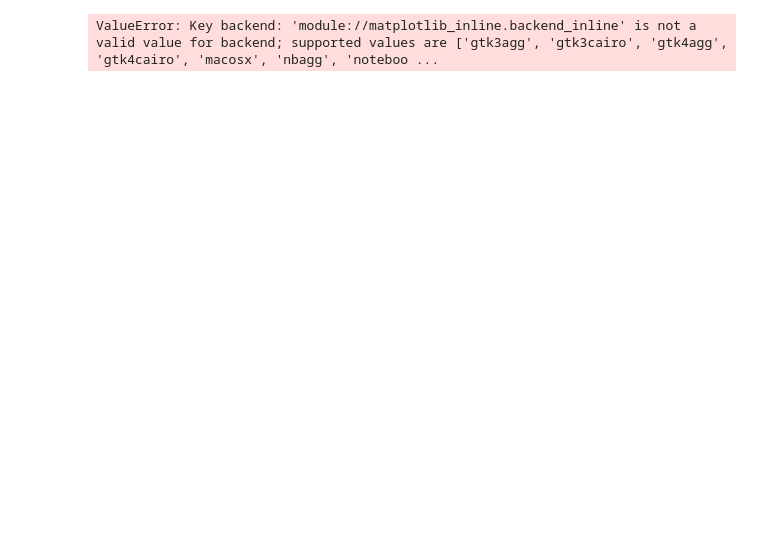
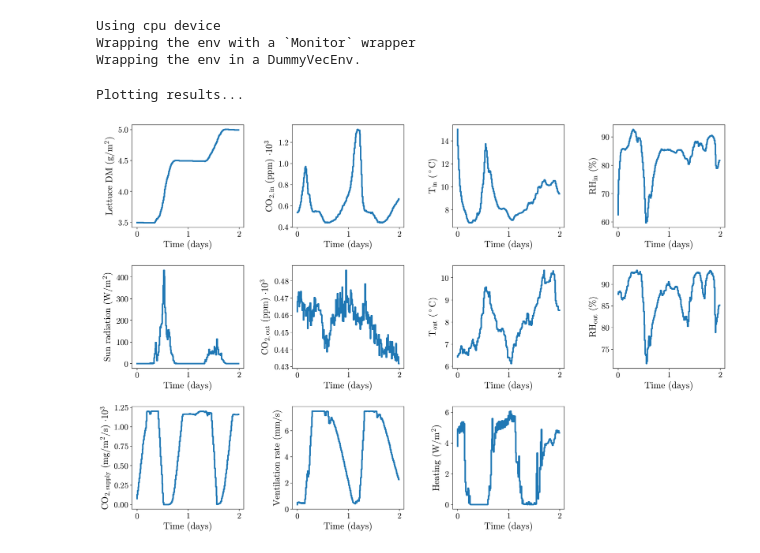
Before and after one commit to DylanHughes02/LettuceGreenhouse, a Jupyter notebook: aml_project/experiments/train_sac.ipynb, the cells around one changed output. Saved outputs shown, nothing was run; the diff lists cells and outputs as text; code cells hidden in the pictures; blank space fills up the shorter version.

Commit message:
fixed train_sac

```diff
--- a/aml_project/experiments/train_sac.ipynb
+++ b/aml_project/experiments/train_sac.ipynb
@@ -46,20 +49,22 @@ custom_reward_coefs = np.array([16.0, 0.0005])
 # penalty_coefs = [c_r_u1 (CO2), c_r_u2 (Vent), c_r_u3 (Heat), c_r_co2_1 (CO2 bounds), c_r_T1 (Temp low), c_r_T2 (Temp high)]
 custom_penalty_coefs = np.array([4.5360e-4, 0.0075, 8.5725e-4, 0.1, 0.001, 0.0005])
 
-weather_file = 'environments/weather/outdoorWeatherWurGlas2014.mat'
+weather_file = 'C:\\Users\\markd\\OneDrive - Wageningen University & Research\\Cources\\Advanced Machine Learning\\LettuceGreenhouse\\aml_project\\environments\\weather\\outdoorWeatherWurGlas2014.mat'
 
 env = LettuceGreenhouse(
-    weather_direction=weather_file,
+    weather_data_dir=weather_file,
     reward_coefs=custom_reward_coefs,
     penalty_coefs=custom_penalty_coefs
 )
-# %% [output]
-ValueError: Key backend: 'module://matplotlib_inline.backend_inline' is not a valid value for backend; supported values are ['gtk3agg', 'gtk3cairo', 'gtk4agg', 'gtk4cairo', 'macosx', 'nbagg', 'noteboo ...
 # %%
 
 # Initialize the Soft Actor-Critic model
 model = SAC("MlpPolicy", env, verbose=1, learning_rate=1e-3, batch_size=64)
 model.learn(total_timesteps=100)
 model.save("sac_lettuce_greenhouse")
+# %% [output]
+Using cpu device
+Wrapping the env with a `Monitor` wrapper
+Wrapping the env in a DummyVecEnv.
 # %%
 # We must reset the environment before testing
@@ -76,22 +116,13 @@ while not (done or truncated):
 # %%
 print("Plotting results...")
 
-y = env.y.T
-d = env.d.T
-
-u = env.u[:, :-1].T
-
 nvars = 11
-n_per_day = int(24 * 3600 / env.h) # control frequency per day
-label = 'Trained SAC Policy'
-
-
+# plot the resulting trajectory
+n_per_day = int(24*3600/env.h) # control frequency per day
+label= 'Trained SAC policy'
 trajectory = np.concatenate((y, d, u), axis=1)
-
-# Generate the plot
 fig, axes = create_trajectory_figure(nvars, env.L, env.h, env.c, None, None)
 fig, axes = plot_trajectory(fig, axes, trajectory, env.L, env.h, env.c, 0, env.n_days, n_per_day, label)
-
-# Show the plot
-import matplotlib.pyplot as plt
-plt.show()
+# %% [output]
+Plotting results...
+[figure, added]
```
Also changed, not shown: parts of 2 cells of this notebook, 1 other file.
